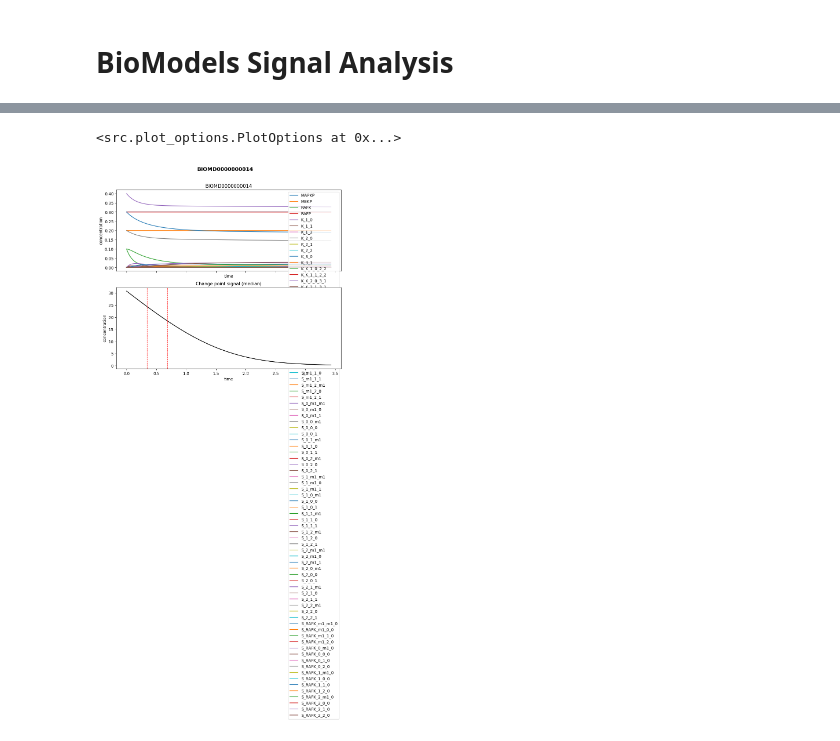
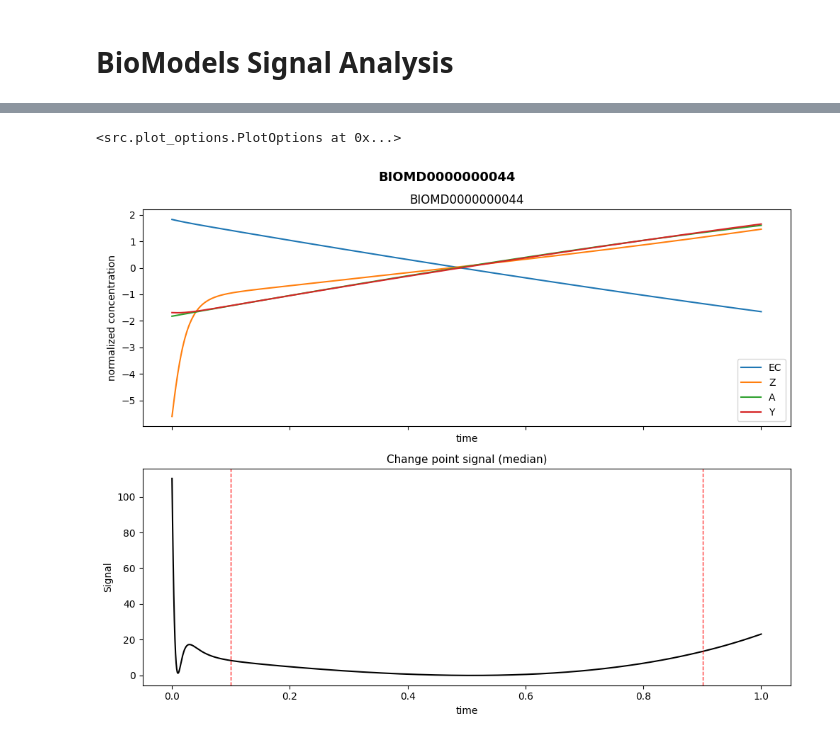
Before and after one commit to ModelEngineering/linearity_analysis, a Jupyter notebook: notebooks/change_point.ipynb, the cells around one changed output, grey strips where cells are left out. Drawn from its saved outputs; the diff is of its cells as text; code cells hidden in the pictures.

```diff
--- a/notebooks/change_point.ipynb
+++ b/notebooks/change_point.ipynb
@@ -76,7 +83,7 @@ OK!
 # %%
-model = Model.makeBiomodel(model_num=14)
-timecourse = Timecourse(model, end_time=1.0, num_point=1000)
+model = Model.makeBiomodel(model_num=44)
+timecourse = Timecourse(model, num_point=1000)
 PiecewiseSystemDiscovery.plotBiomodelsSignal(timecourse=timecourse, legend=False)
 # %% [output]
 <src.plot_options.PlotOptions at 0x...>
-[figure, old version]
+[figure, new version]
```
Also changed, not shown: parts of 1 cell of this notebook, 3 other files.
